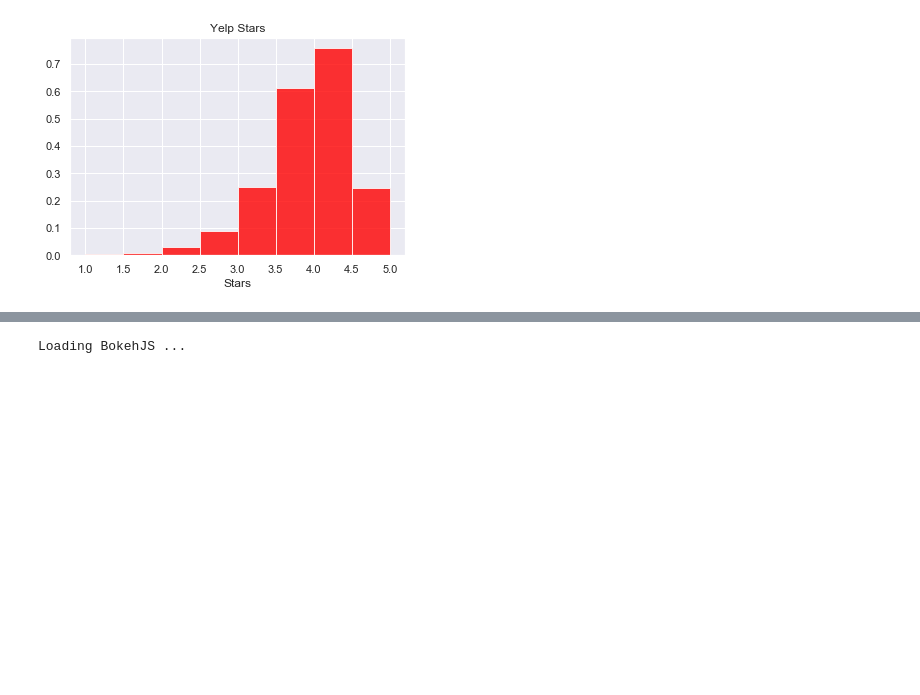
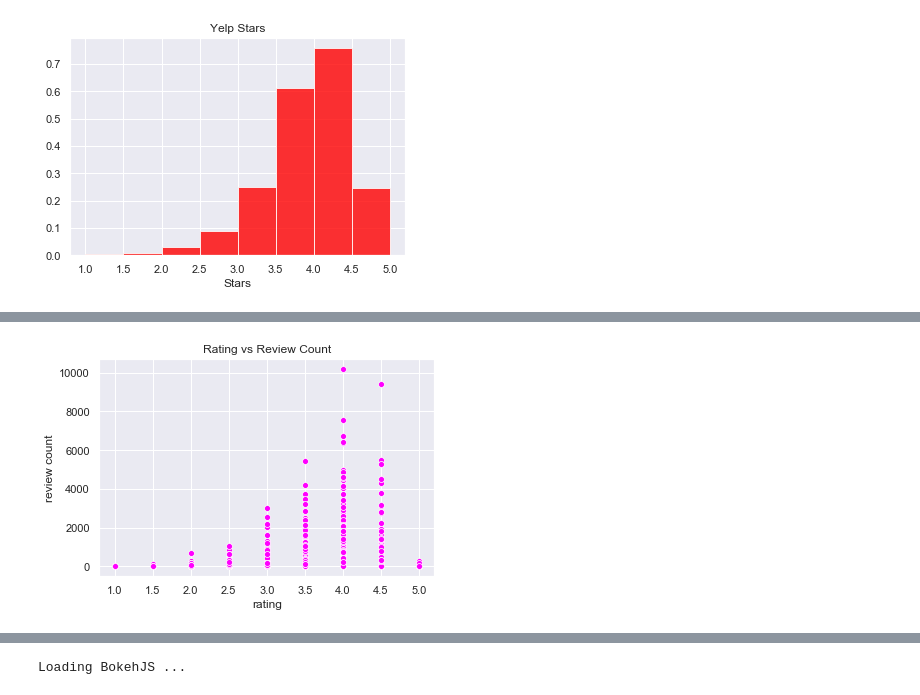
Before and after one commit to ssheridanucsb/SFRP, a Jupyter notebook: SFRP.ipynb, the cells around one changed output, grey strips where cells are left out. Cells and saved outputs as stored; diff of their text form; code cells hidden in the pictures; blank space fills up the shorter version.

```diff
--- a/SFRP.ipynb
+++ b/SFRP.ipynb
@@ -351,0 +383,8 @@ plt.show()
+# %%
+sns.scatterplot(working_yelp['rating'], working_yelp['review_count'], color = 'magenta')
+plt.ylabel('review count')
+plt.xlabel('rating')
+plt.title ('Rating vs Review Count')
+plt.show()
+# %% [output]
+[figure, added]
```
Also changed, not shown: parts of 18 cells of this notebook.
